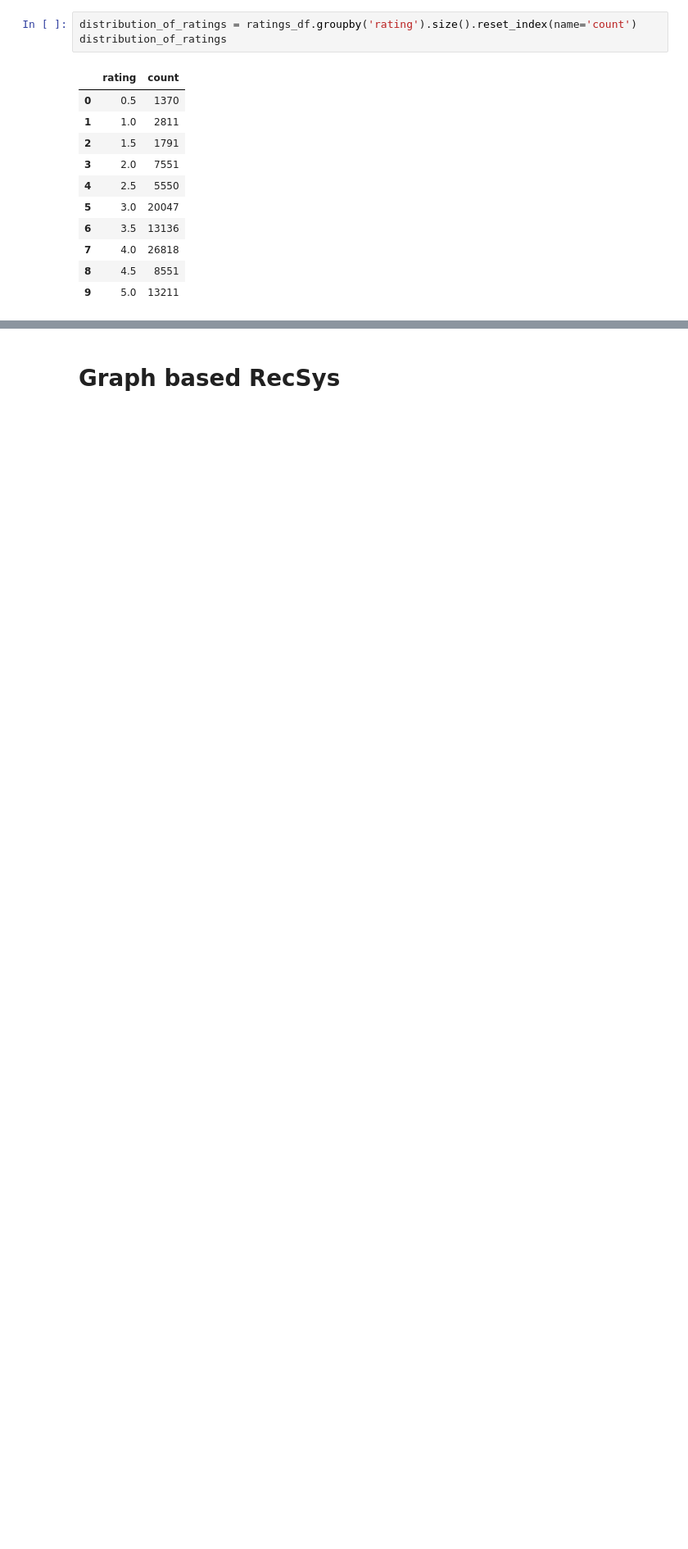
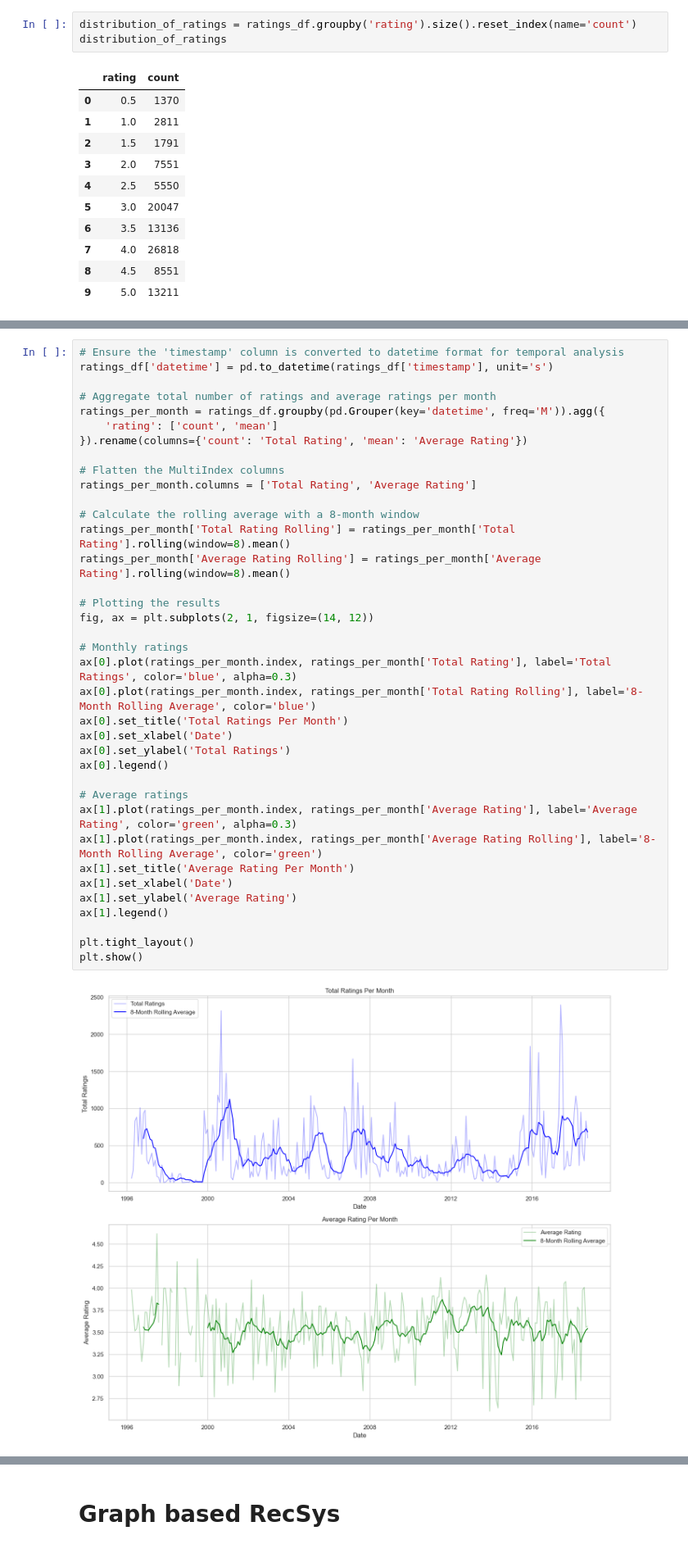
Before and after one commit to diatt17/mrp_masters, a Jupyter notebook: mrp_project.ipynb, the cells around one changed output, grey strips where cells are left out. Shown at 82% size. Cells and saved outputs as stored; diff of their text form; blank space fills up the shorter version.

```diff
--- a/mrp_project.ipynb
+++ b/mrp_project.ipynb
@@ -224,0 +248,39 @@ plt.show()
+# %%
+# Ensure the 'timestamp' column is converted to datetime format for temporal analysis
+ratings_df['datetime'] = pd.to_datetime(ratings_df['timestamp'], unit='s')
+
+# Aggregate total number of ratings and average ratings per month
+ratings_per_month = ratings_df.groupby(pd.Grouper(key='datetime', freq='M')).agg({
+    'rating': ['count', 'mean']
+}).rename(columns={'count': 'Total Rating', 'mean': 'Average Rating'})
+
+# Flatten the MultiIndex columns
+ratings_per_month.columns = ['Total Rating', 'Average Rating']
+
+# Calculate the rolling average with a 8-month window
+ratings_per_month['Total Rating Rolling'] = ratings_per_month['Total Rating'].rolling(window=8).mean()
+ratings_per_month['Average Rating Rolling'] = ratings_per_month['Average Rating'].rolling(window=8).mean()
+
+# Plotting the results
+fig, ax = plt.subplots(2, 1, figsize=(14, 12))
+
+# Monthly ratings
+ax[0].plot(ratings_per_month.index, ratings_per_month['Total Rating'], label='Total Ratings', color='blue', alpha=0.3)
+ax[0].plot(ratings_per_month.index, ratings_per_month['Total Rating Rolling'], label='8-Month Rolling Average', color='blue')
+ax[0].set_title('Total Ratings Per Month')
+ax[0].set_xlabel('Date')
+ax[0].set_ylabel('Total Ratings')
+ax[0].legend()
+
+# Average ratings
+ax[1].plot(ratings_per_month.index, ratings_per_month['Average Rating'], label='Average Rating', color='green', alpha=0.3)
+ax[1].plot(ratings_per_month.index, ratings_per_month['Average Rating Rolling'], label='8-Month Rolling Average', color='green')
+ax[1].set_title('Average Rating Per Month')
+ax[1].set_xlabel('Date')
+ax[1].set_ylabel('Average Rating')
+ax[1].legend()
+
+plt.tight_layout()
+plt.show()
+# %% [output]
+[figure, added]
```
Also changed, not shown: parts of 32 cells of this notebook, 2 other files.
